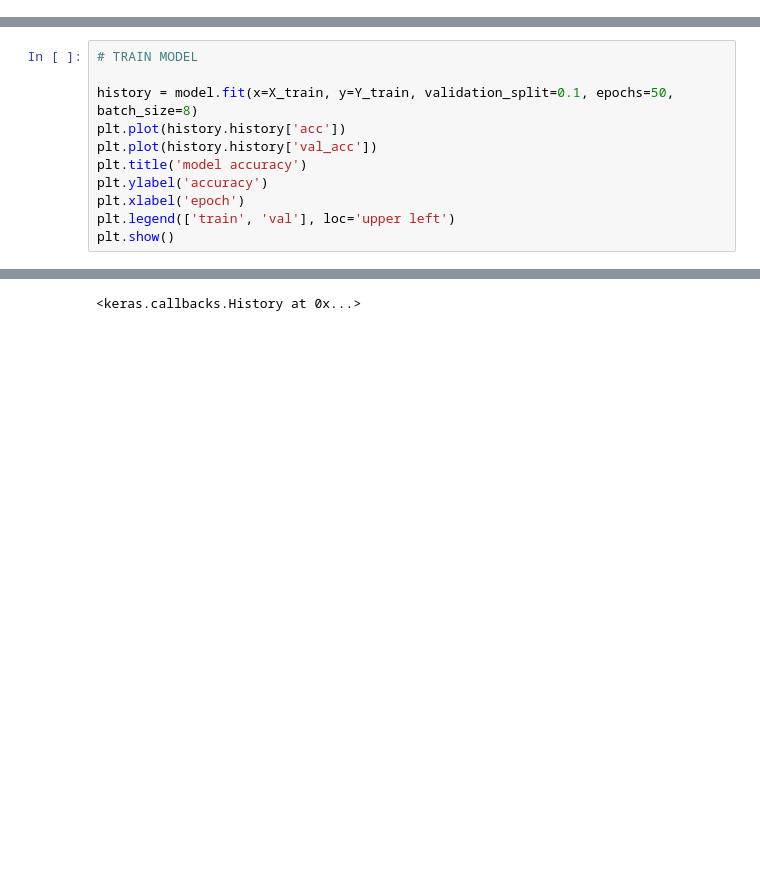
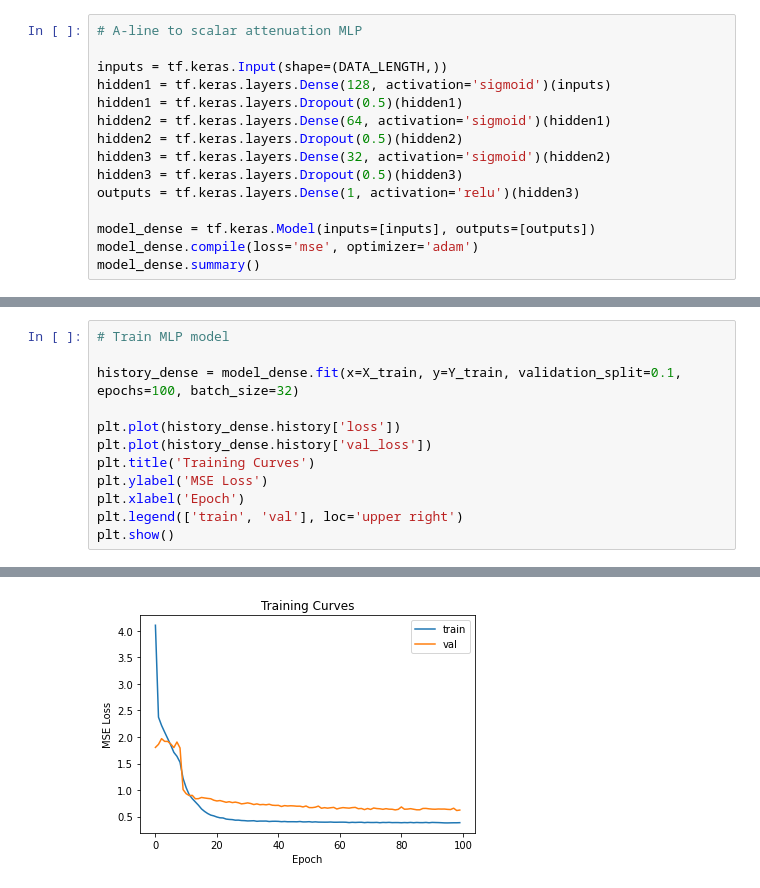
Before and after one commit to nathanwangai/brain-oct-nn-github, a Jupyter notebook: brain oct unet.ipynb, the cells around one changed output, grey strips where cells are left out. Drawn from its saved outputs; the diff is of its cells as text; blank space fills up the shorter version.

```diff
--- a/brain oct unet.ipynb
+++ b/brain oct unet.ipynb
@@ -100,0 +93,15 @@ _________________________________________________________________
+# %%
+# A-line to scalar attenuation MLP
+
+inputs = tf.keras.Input(shape=(DATA_LENGTH,))
+hidden1 = tf.keras.layers.Dense(128, activation='sigmoid')(inputs)
+hidden1 = tf.keras.layers.Dropout(0.5)(hidden1)
+hidden2 = tf.keras.layers.Dense(64, activation='sigmoid')(hidden1)
+hidden2 = tf.keras.layers.Dropout(0.5)(hidden2)
+hidden3 = tf.keras.layers.Dense(32, activation='sigmoid')(hidden2)
+hidden3 = tf.keras.layers.Dropout(0.5)(hidden3)
+outputs = tf.keras.layers.Dense(1, activation='relu')(hidden3)
+
+model_dense = tf.keras.Model(inputs=[inputs], outputs=[outputs])
+model_dense.compile(loss='mse', optimizer='adam')
+model_dense.summary()
@@ -101,12 +126,13 @@ _________________________________________________________________
 # %%
-# TRAIN MODEL
+# Train MLP model
 
-history = model.fit(x=X_train, y=Y_train, validation_split=0.1, epochs=50, batch_size=8)
-plt.plot(history.history['acc'])
-plt.plot(history.history['val_acc'])
-plt.title('model accuracy')
-plt.ylabel('accuracy')
-plt.xlabel('epoch')
-plt.legend(['train', 'val'], loc='upper left')
+history_dense = model_dense.fit(x=X_train, y=Y_train, validation_split=0.1, epochs=100, batch_size=32)
+
+plt.plot(history_dense.history['loss'])
+plt.plot(history_dense.history['val_loss'])
+plt.title('Training Curves')
+plt.ylabel('MSE Loss')
+plt.xlabel('Epoch')
+plt.legend(['train', 'val'], loc='upper right')
 plt.show()
 # %% [output]
@@ -130 +156 @@ Epoch 50/50
-<keras.callbacks.History at 0x...>
+[figure, added]
```
Also changed, not shown: parts of 18 cells of this notebook, 1 other file.
